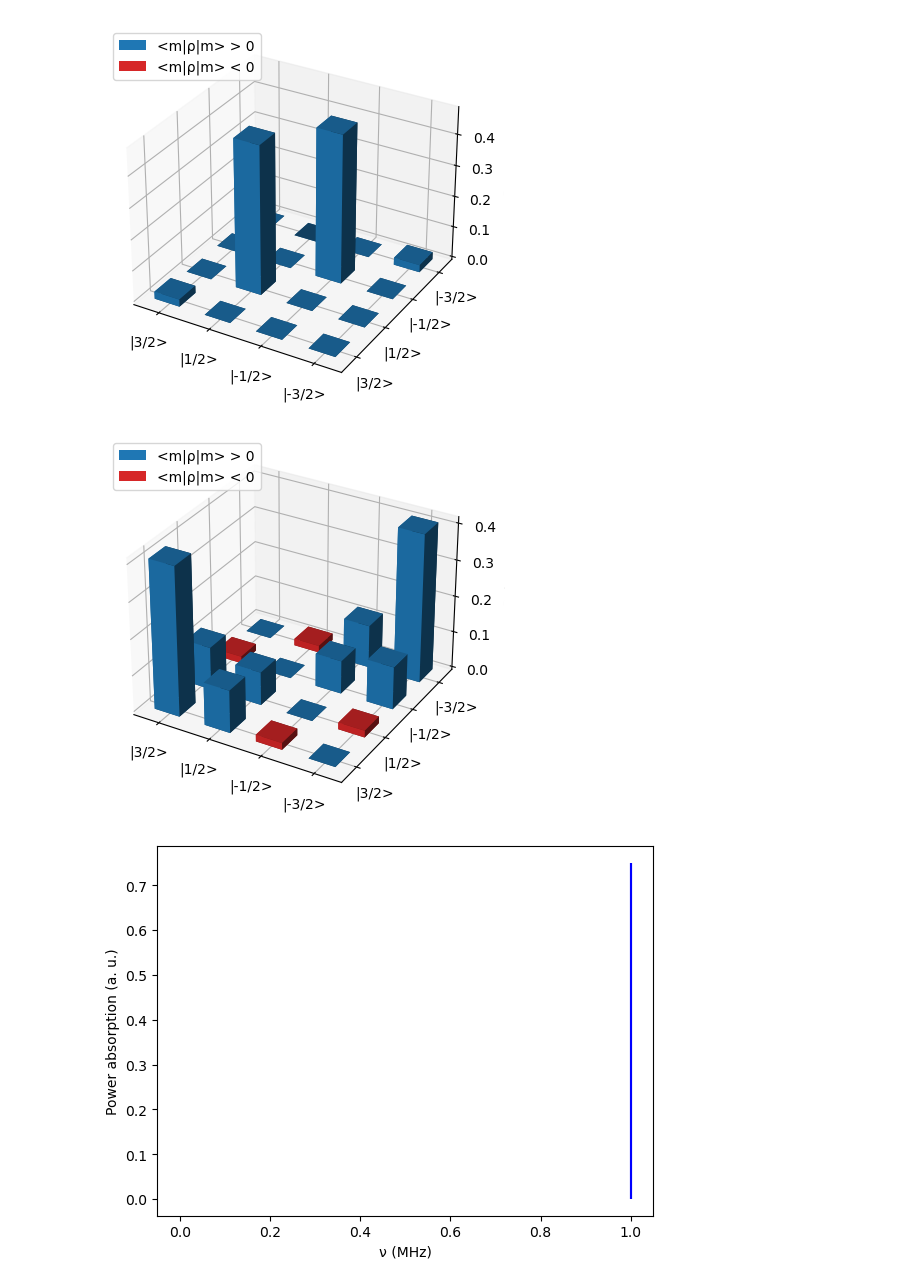
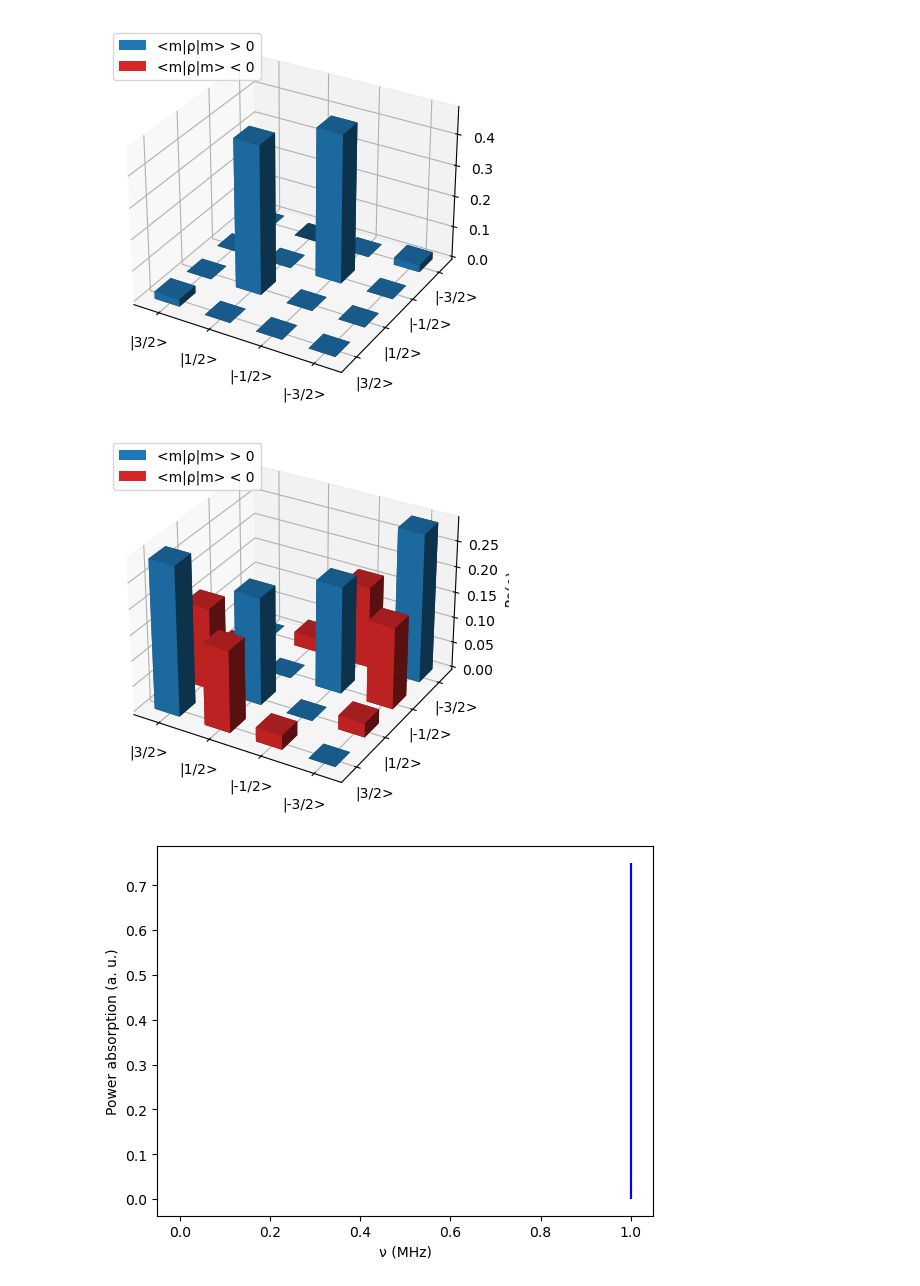
Before and after one commit to vemiBGH/PULSEE, a Jupyter notebook: demos/readme_demo.ipynb, the cells around one changed output. Saved outputs shown, nothing was run; the diff lists cells and outputs as text; code cells hidden in the pictures.

```diff
--- a/demos/readme_demo.ipynb
+++ b/demos/readme_demo.ipynb
@@ -88,11 +88,11 @@ fig = plot_real_part_density_matrix(dm_0)
 [figure]
 # %%
 dm_evolved = evolve(spin, h_unperturbed, dm_0, solver=magnus, \
-                    mode=mode, pulse_time=3 / (2 * 4 * 0.2), \
+                    mode=mode, pulse_time=1 / (np.sqrt(2) * 4 * 0.2), \
                     picture = 'IP', n_points = 60)
 fig = plot_real_part_density_matrix(dm_evolved)
 # %% [output]
-[figure, old version]
+[figure, new version]
 # %%
 f, p = power_absorption_spectrum(spin, h_unperturbed, normalized=True)
 _ = plot_power_absorption_spectrum(f, p)
```
Also changed, not shown: parts of 6 cells of this notebook.
